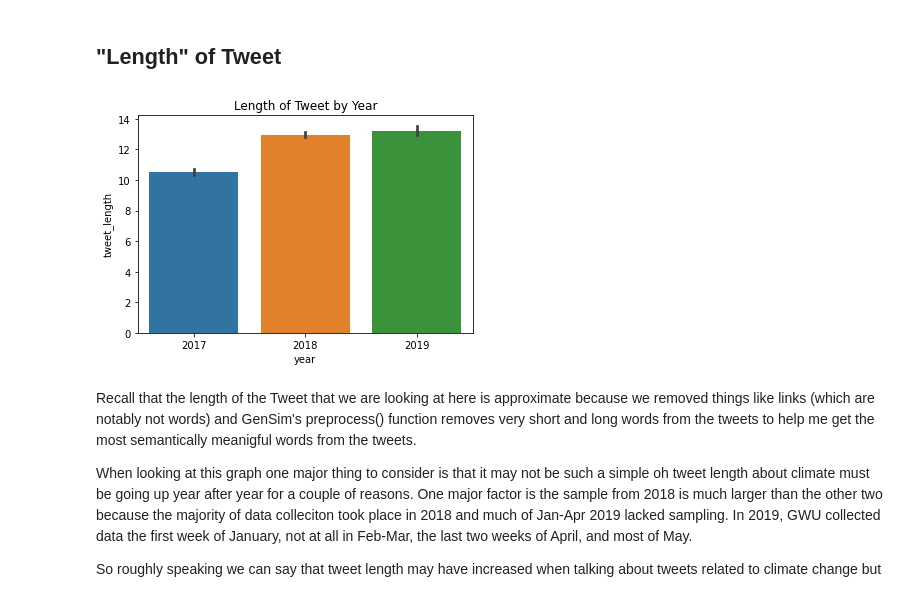
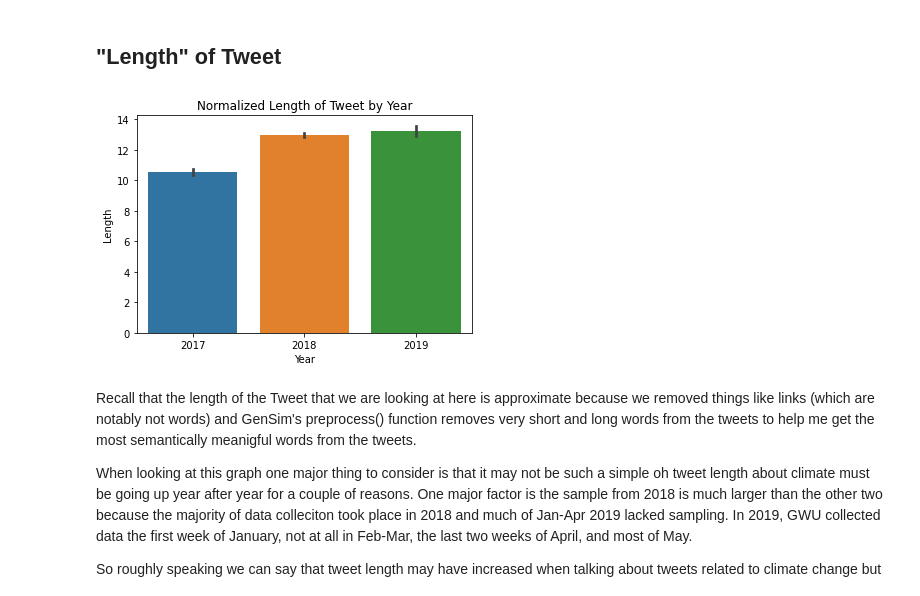
Before and after one commit to arjungandhi521/arjungandhi521.github.io, a Jupyter notebook: Climate Change on Twitter.ipynb, the cells around one changed output. Cells and saved outputs as stored; diff of their text form; code cells hidden in the pictures.

```diff
--- a/Climate Change on Twitter.ipynb
+++ b/Climate Change on Twitter.ipynb
@@ -448,12 +449,13 @@ Interesting, after looking through some headlines to see if I could find why the
 ## "Length" of Tweet
 # %%
 data['tweet_length']=data['tokens'].apply(lambda tokens: len(tokens))
-sns.barplot(x='year',y='tweet_length',data=data).set(title="Length of Tweet by Year")
+plot = sns.barplot(x='year',y='tweet_length',data=data)
+plot.set(title="Normalized Length of Tweet by Year",xlabel="Year",ylabel="Length")
 
 # go ahead the drop the tweet length so df is more readable/short width later on
 data = data.drop(columns=["tweet_length"])
 # %% [output]
-[figure, old version]
+[figure, new version]
 # %% [markdown]
 Recall that the length of the Tweet that we are looking at here is approximate because we removed things like links (which are notably not words) and GenSim's preprocess() function removes very short and long words from the tweets to help me get the most semantically meanigful words from the tweets.
 
```
Also changed, not shown: parts of 28 cells of this notebook.
